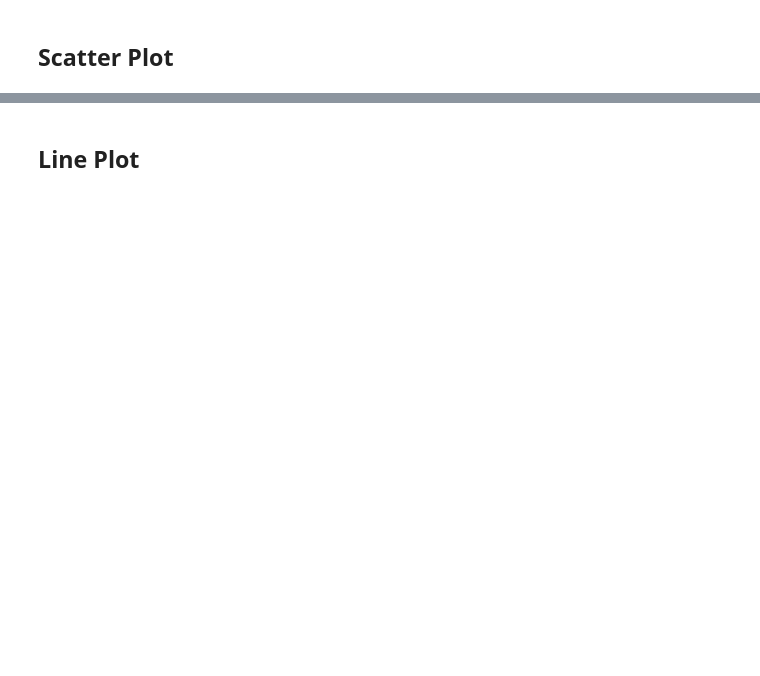
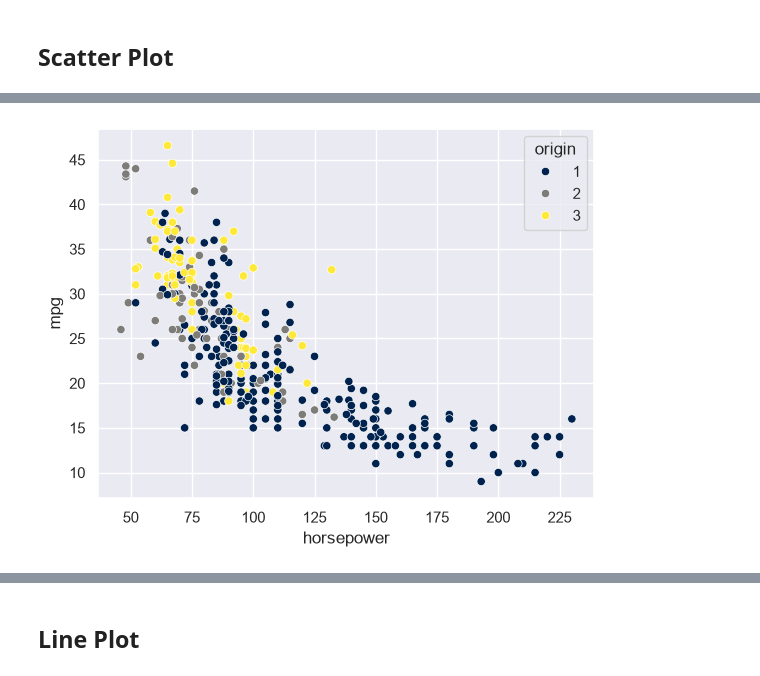
Before and after one commit to deveshpatwa/Free_Datasets, a Jupyter notebook: Python Class Files/Part 12 Seaborn.ipynb, the cells around one changed output, grey strips where cells are left out. Saved outputs shown, nothing was run; the diff lists cells and outputs as text; code cells hidden in the pictures; blank space fills up the shorter version.

```diff
--- a/Python Class Files/Part 12 Seaborn.ipynb
+++ b/Python Class Files/Part 12 Seaborn.ipynb
@@ -44,4 +103,6 @@ plt.show()
 # %%
 # palette option - viridis , plasma, inferno,cividis, rocket
-sns.scatterplot(data=car,x="horsepower", y="mpg",hue="origin",palette='viridis')
+sns.scatterplot(data=car,x="horsepower", y="mpg",hue="origin",palette='cividis')
 plt.show()
+# %% [output]
+[figure, added]
```
Also changed, not shown: parts of 33 cells of this notebook, 11 other files.
